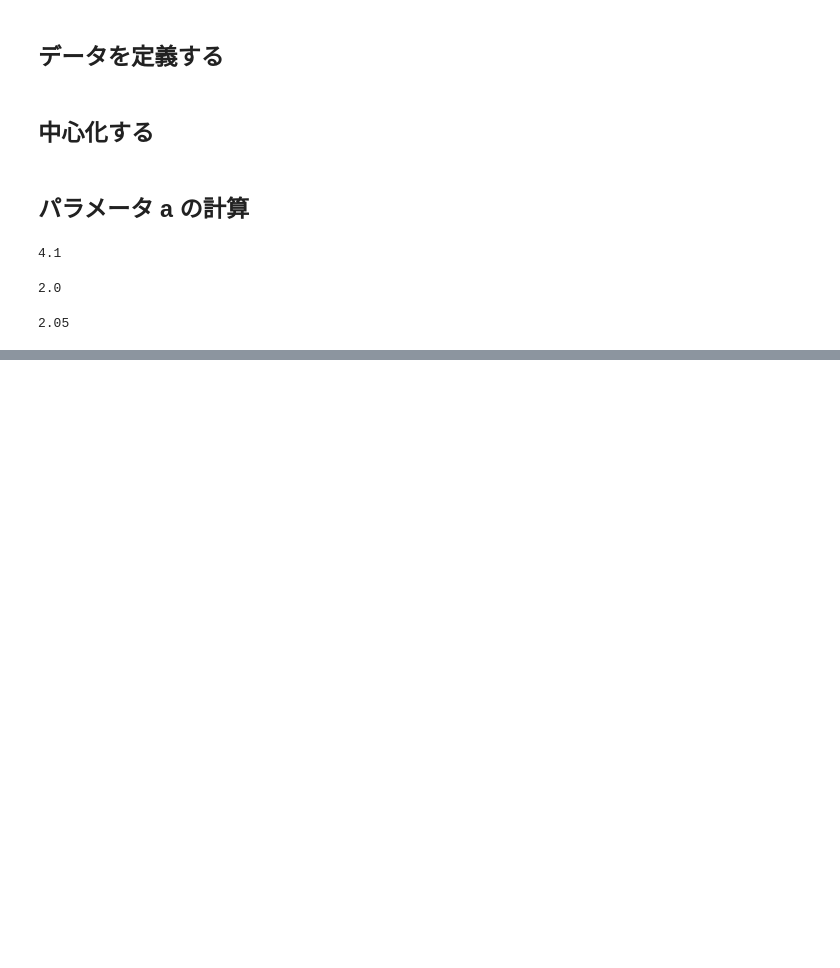
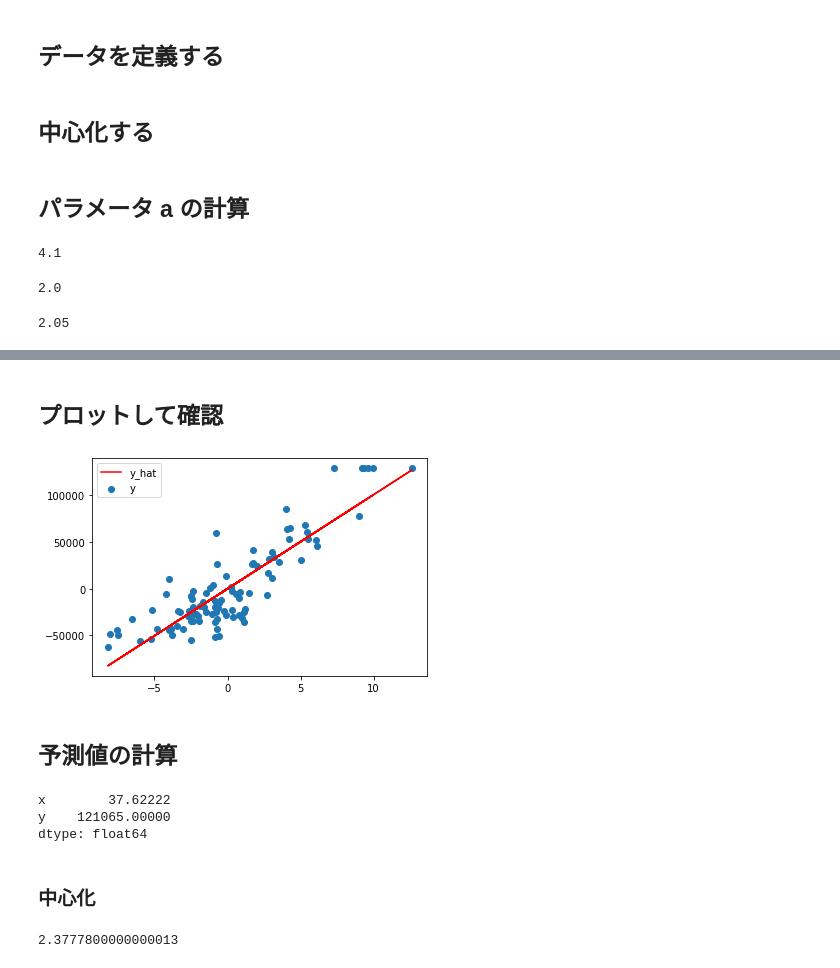
Before and after one commit to ytka/ml, a Jupyter notebook: simple-regression-analysis.ipynb, the cells around one changed output, grey strips where cells are left out. Cells and saved outputs as stored; diff of their text form; code cells hidden in the pictures; blank space fills up the shorter version.

```diff
--- a/simple-regression-analysis.ipynb
+++ b/simple-regression-analysis.ipynb
@@ -39,0 +122,3 @@ a
+# %%
+xx = x * x # * は要素積
+xy = x * y
@@ -39,0 +130,11 @@ a
+# %% [markdown]
+## プロットして確認
+# %%
+plt.scatter(x,y, label='y') #実測値
+plt.plot(x, a*x, label='y_hat', color='red') # 予測値
+plt.legend()
+plt.show()
+# %% [output]
+[figure, added]
+# %% [markdown]
+## 予測値の計算
@@ -39,0 +143,14 @@ a
+# %%
+mean = df.mean()
+mean
+# %% [output]
+x        37.62222
+y    121065.00000
+dtype: float64
+# %% [markdown]
+### 中心化
+# %%
+xc = x_new - mean['x']
+xc
+# %% [output]
+2.3777800000000013
```
Also changed, not shown: parts of 26 cells of this notebook, 1 other file.
